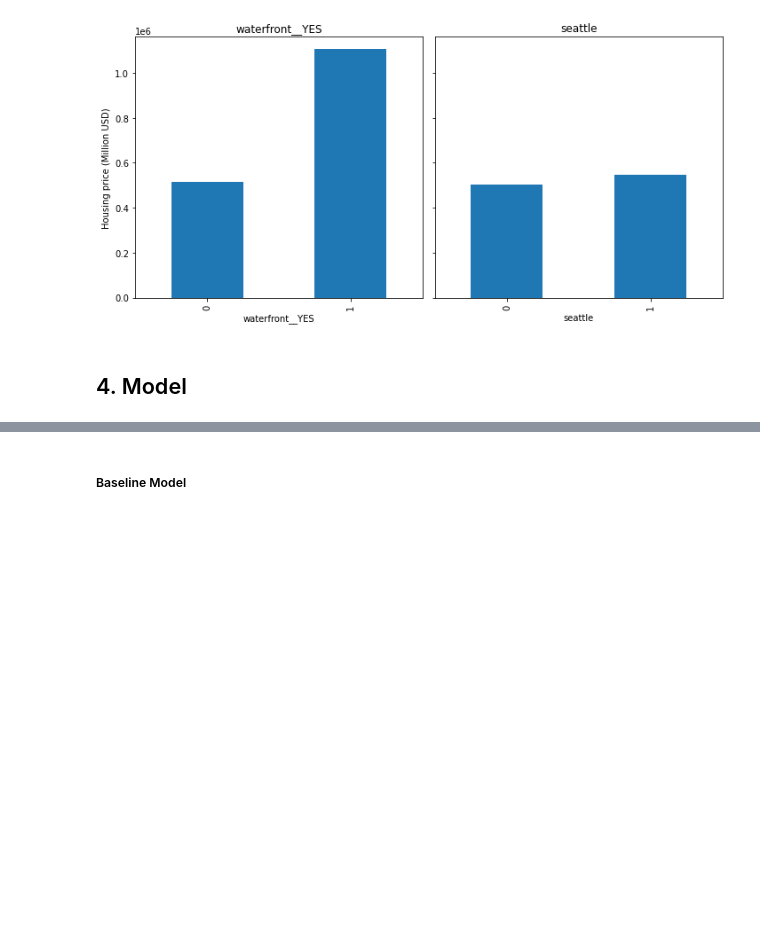
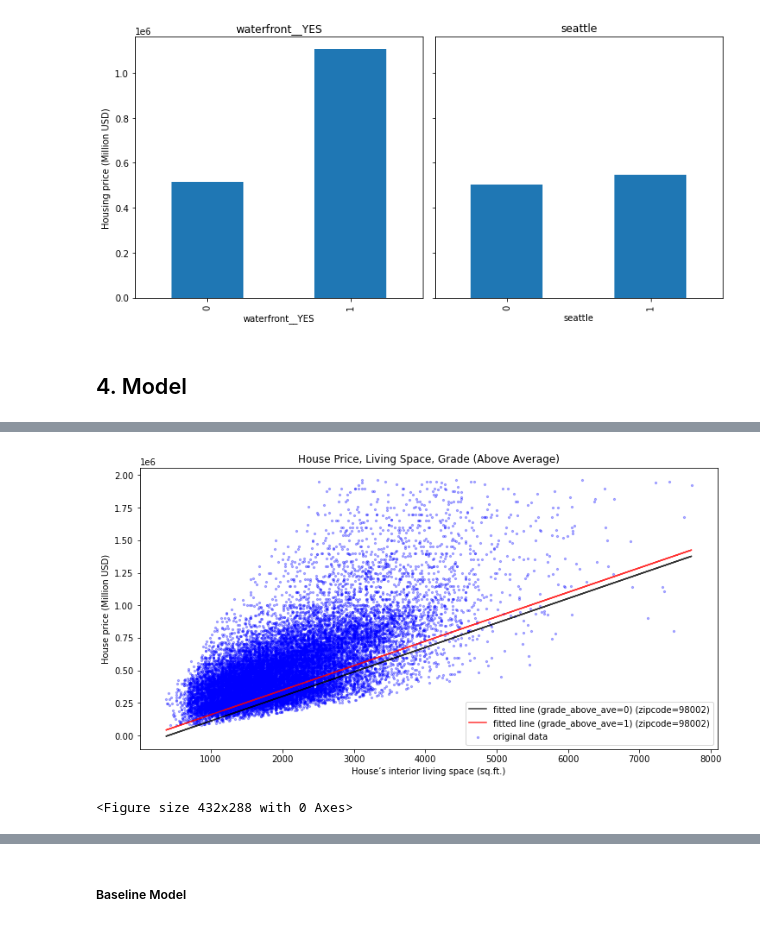
Before and after one commit to sumed-h/Group-3, a Jupyter notebook: Group3_Notebook_Final.ipynb, the cells around one changed output, grey strips where cells are left out. Drawn from its saved outputs; the diff is of its cells as text; code cells hidden in the pictures; blank space fills up the shorter version.

```diff
--- a/Group3_Notebook_Final.ipynb
+++ b/Group3_Notebook_Final.ipynb
@@ -1196,0 +760,37 @@ plt.title('Model4');
+# %%
+# fitted line for houses with below average grade (grade above average= 0) (zipcode = 98002)
+line1 = 47752*0 + 188*df.sqft_living + model2_1.params[0] + 16891
+
+# fitted line for houses with above average grade (grade above average= 1) (zipcode = 98002)
+line2 = 47752*1 + 188*df.sqft_living + model2_1.params[0] + 16891
+# %%
+# Interpretation of two strongly related features
+
+import plotly.express as px
+
+
+plt.figure(figsize=(12, 6))
+plt.scatter(x = df.sqft_living ,
+            y = df.price ,
+            c='b', s=5,
+            alpha=0.3, label='original data')
+
+plt.plot(df.sqft_living , line1, c='black', alpha=0.8, label='fitted line (grade_above_ave=0) (zipcode=98002)')
+plt.plot(df.sqft_living , line2, c='red', alpha=0.8, label='fitted line (grade_above_ave=1) (zipcode=98002)')
+
+
+
+plt.xlabel("House’s interior living space (sq.ft.)")
+plt.ylabel("House price (Million USD)")
+plt.title("House Price, Living Space, Grade (Above Average)")
+#plt.plot(xs, ys, label = 'f(x)')
+
+
+
+plt.legend()
+plt.show()
+
+plt.tight_layout();
+# %% [output]
+[figure, added]
+<Figure size 432x288 with 0 Axes>
```
Also changed, not shown: parts of 85 cells of this notebook, 11 other files.
